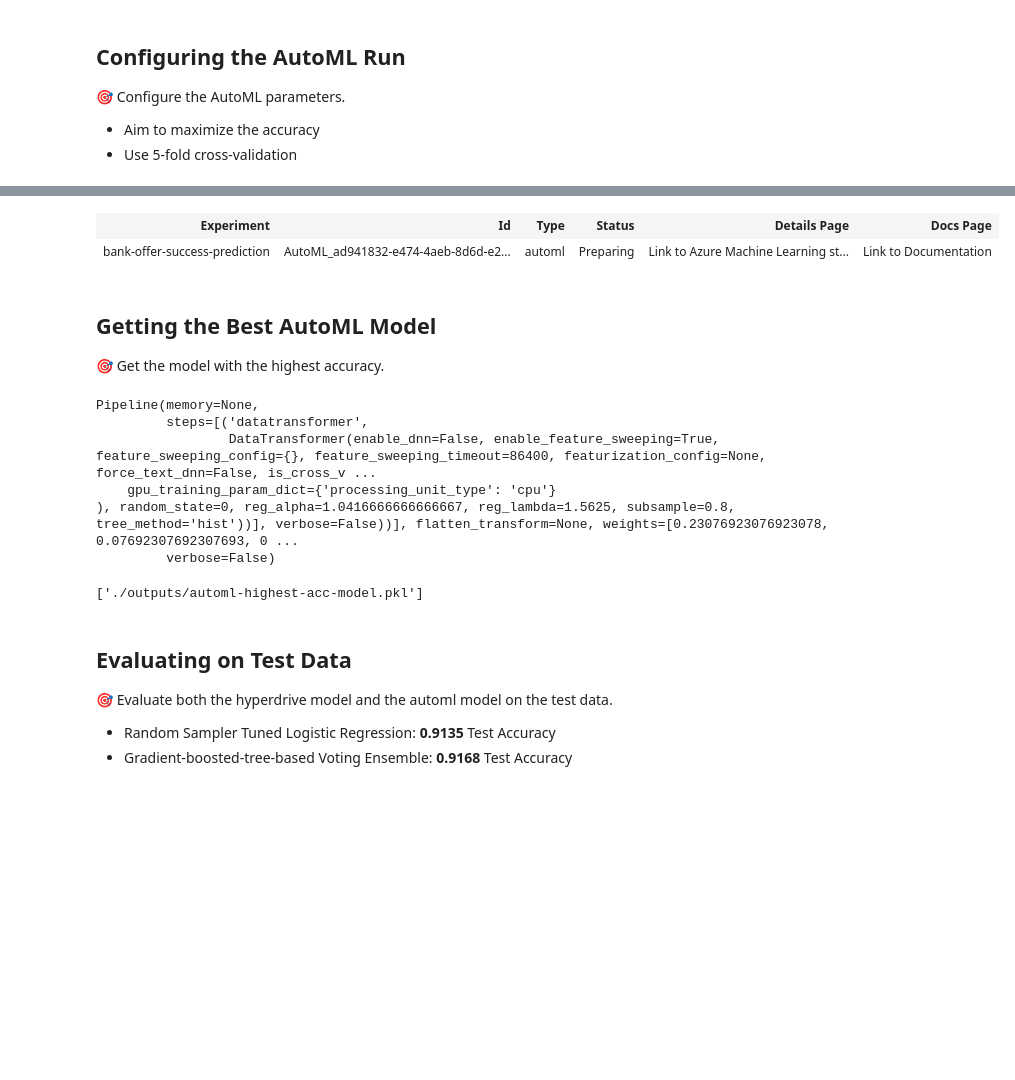
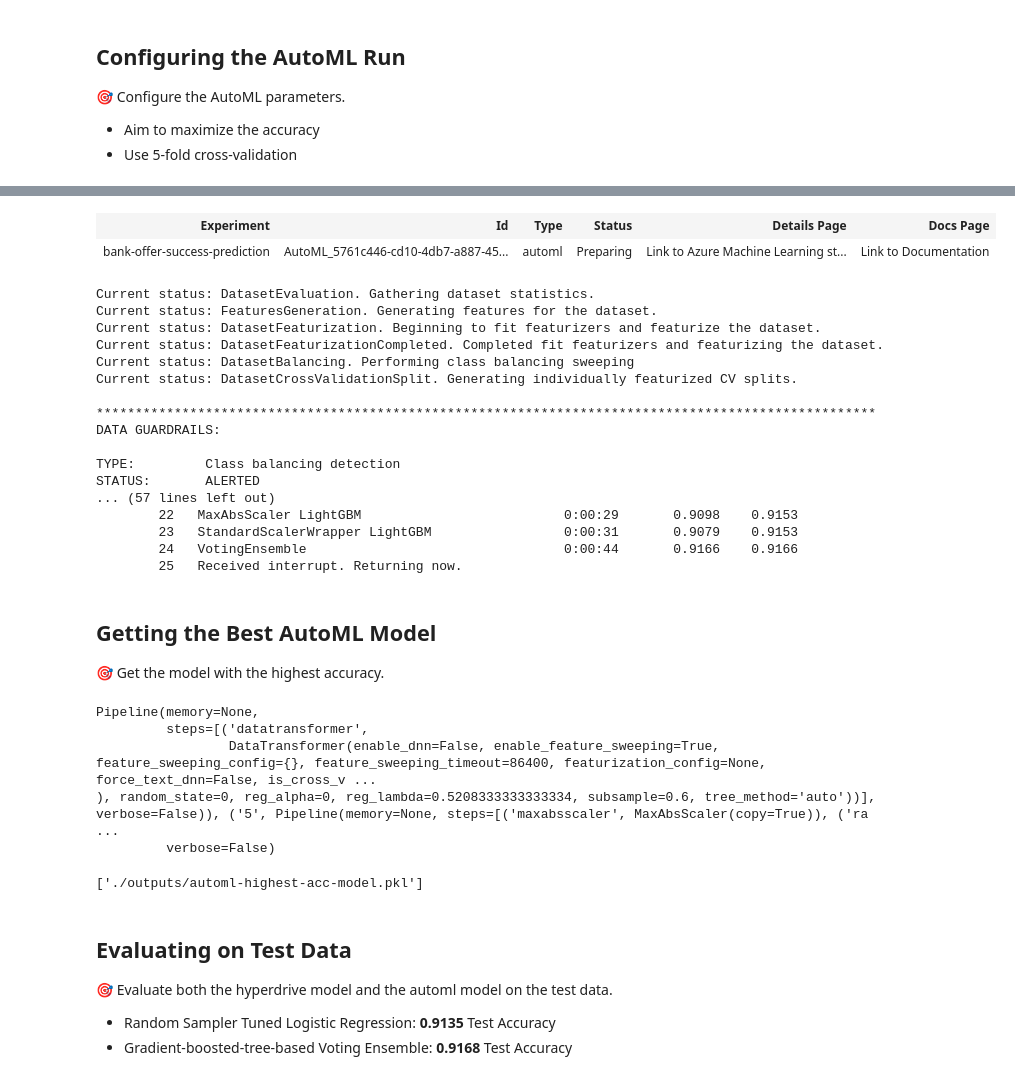
Before and after one commit to radandreicristian/azureml-optimization, a Jupyter notebook: driver.ipynb, the cells around one changed output, grey strips where cells are left out. Drawn from its saved outputs; the diff is of its cells as text; code cells hidden in the pictures; blank space fills up the shorter version.

Commit message:
Added models, updated notebook

```diff
--- a/driver.ipynb
+++ b/driver.ipynb
@@ -5,7 +5,7 @@
 # %%
 from azureml.core import Workspace, Experiment, Environment
 
-ws = Workspace.get(name="quick-starts-ws-147135", resource_group = "aml-quickstarts-147135", subscription_id = "d4ad7261-832d-46b2-b093-22156001df5b")
+ws = Workspace.get(name="quick-starts-ws-147147", resource_group = "aml-quickstarts-147147", subscription_id = "aa7cf8e8-d23f-4bce-a7b9-1f0b4e0ac8ee")
 
 exp = Experiment(workspace=ws, name="bank-offer-success-prediction")
 
@@ -96,0 +101,17 @@ _HyperDriveWidget(widget_settings={'childWidgetDisplay': 'popup', 'send_telemetr
+# %%
+from azureml.data.dataset_factory import TabularDatasetFactory
+from train import clean_data, split_variables
+
+train_csv_path = "https://automlsamplenotebookdata.blob.core.windows.net/automl-sample-notebook-data/bankmarketing_train.csv"
+test_csv_path = "https://automlsamplenotebookdata.blob.core.windows.net/automl-sample-notebook-data/bankmarketing_test.csv"
+
+train_ds = TabularDatasetFactory.from_delimited_files(train_csv_path)
+test_ds = TabularDatasetFactory.from_delimited_files(test_csv_path)
+
+train_ds = clean_data(train_ds)
+test_ds = clean_data(test_ds)
+
+x_train, y_train = split_variables(train_ds)
+x_test, y_test = split_variables(test_ds)
+
+x_train.head(5)
@@ -157,12 +160,11 @@ automl_settings = {
     "featurization": "auto"
 }
 
-automl_config = AutoMLConfig(
-    task='classification',
-    training_data=train_data,
-    label_column_name='y',
-    n_cross_validations=5,
-    **automl_settings)
+automl_config = AutoMLConfig(task='classification',
+                             training_data=train_ds,
+                             label_column_name='y',
+                             n_cross_validations=5,
+                             **automl_settings)
 # %%
-automl_run = exp.submit(automl_config)
+automl_run = exp.submit(automl_config, show_output=True)
 # %% [output]
@@ -170,5 +173,22 @@ WARNING:root:Running on local machine. Note that local runs always run synchrono
 | Experiment | Id | Type | Status | Details Page | Docs Page |
-| bank-offer-success-prediction | AutoML_ad941832-e474-4aeb-8d6d-e2... | automl | Preparing | Link to Azure Machine Learning st... | Link to Documentation |
+| bank-offer-success-prediction | AutoML_5761c446-cd10-4db7-a887-45... | automl | Preparing | Link to Azure Machine Learning st... | Link to Documentation |
+Current status: DatasetEvaluation. Gathering dataset statistics.
+Current status: FeaturesGeneration. Generating features for the dataset.
+Current status: DatasetFeaturization. Beginning to fit featurizers and featurize the dataset.
+Current status: DatasetFeaturizationCompleted. Completed fit featurizers and featurizing the dataset.
+Current status: DatasetBalancing. Performing class balancing sweeping
+Current status: DatasetCrossValidationSplit. Generating individually featurized CV splits.
+
+****************************************************************************************************
+DATA GUARDRAILS:
+
+TYPE:         Class balancing detection
+STATUS:       ALERTED
+... (57 lines left out)
+        22   MaxAbsScaler LightGBM                          0:00:29       0.9098    0.9153
+        23   StandardScalerWrapper LightGBM                 0:00:31       0.9079    0.9153
+        24   VotingEnsemble                                 0:00:44       0.9166    0.9166
+        25   Received interrupt. Returning now.
 # %% [markdown]
 ## Getting the Best AutoML Model
 
@@ -185,8 +205,7 @@ joblib.dump(highest_accuracy_automl_model, './outputs/automl-highest-acc-model.p
 Pipeline(memory=None,
          steps=[('datatransformer',
                  DataTransformer(enable_dnn=False, enable_feature_sweeping=True, feature_sweeping_config={}, feature_sweeping_timeout=86400, featurization_config=None, force_text_dnn=False, is_cross_v ...
-    gpu_training_param_dict={'processing_unit_type': 'cpu'}
-), random_state=0, reg_alpha=1.0416666666666667, reg_lambda=1.5625, subsample=0.8, tree_method='hist'))], verbose=False))], flatten_transform=None, weights=[0.23076923076923078, 0.07692307692307693, 0 ...
+), random_state=0, reg_alpha=0, reg_lambda=0.5208333333333334, subsample=0.6, tree_method='auto'))], verbose=False)), ('5', Pipeline(memory=None, steps=[('maxabsscaler', MaxAbsScaler(copy=True)), ('ra ...
          verbose=False)
 ['./outputs/automl-highest-acc-model.pkl']
 # %% [markdown]
```
Also changed, not shown: parts of 15 cells of this notebook, 3 other files.
